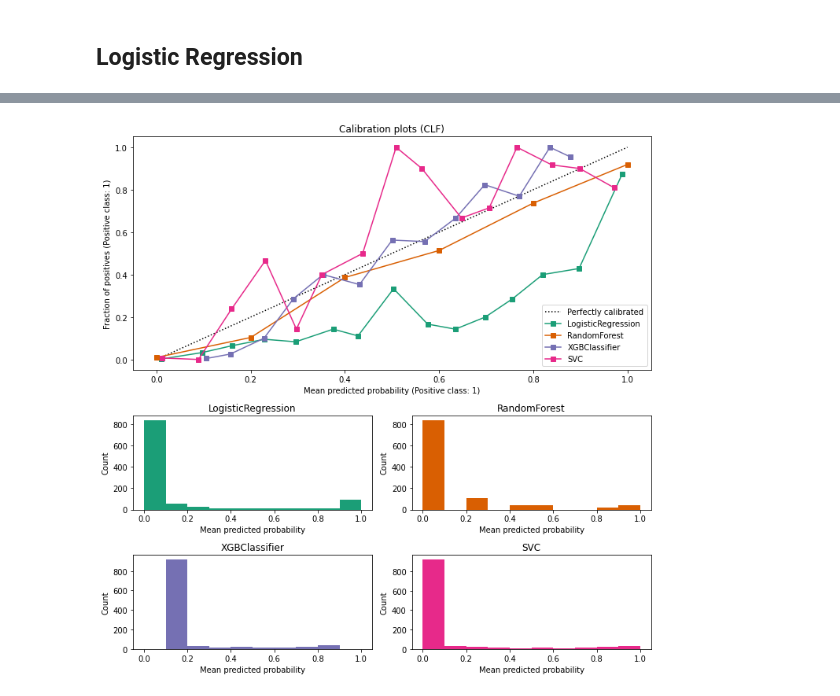
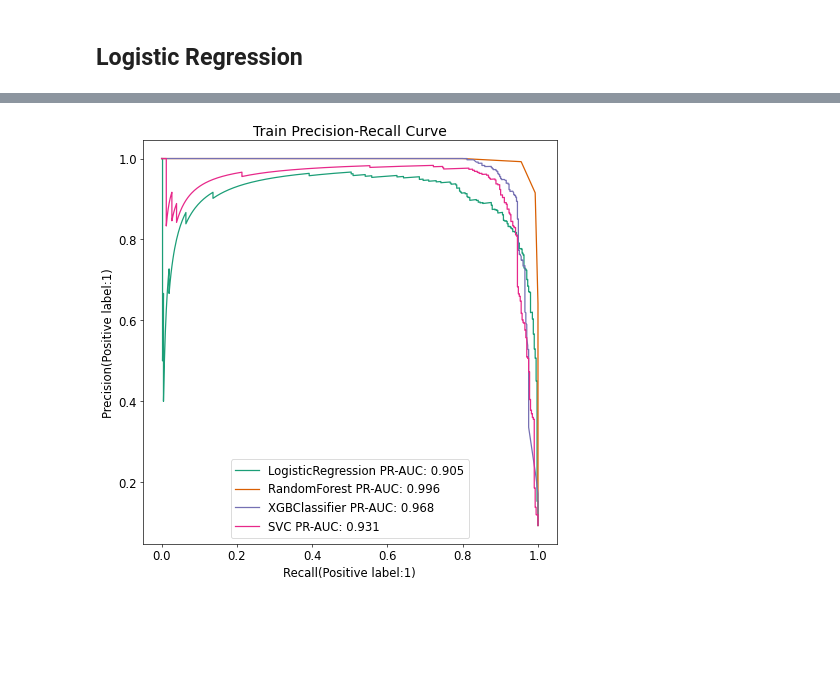
Before and after one commit to yang5hi/healthcare_provider_fraud_detection, a Jupyter notebook: 3c_Provider_Level_Basemodel.ipynb, the cells around one changed output, grey strips where cells are left out. Saved outputs shown, nothing was run; the diff lists cells and outputs as text; code cells hidden in the pictures; blank space fills up the shorter version.

```diff
--- a/3c_Provider_Level_Basemodel.ipynb
+++ b/3c_Provider_Level_Basemodel.ipynb
@@ -7,8 +7,9 @@ import seaborn as sb
 import matplotlib.pylab as plt
 %matplotlib inline
 
-# import seaborn as sns
-# sns.set(font_scale=1.5)
+font = {'size'   : 14}
+
+plt.rc('font', **font)
 # %%
 # Import modules for feature engineering and modelling
 from sklearn.model_selection import train_test_split  # not used here, split based on provider
@@ -307,43 +324,25 @@ weighted avg       0.94      0.94      0.94      1082
-# %%
-calibration_displays = {}
-
-fig = plt.figure(figsize=(10, 10))
-gs = GridSpec(4, 2)
-colors = plt.cm.get_cmap("Dark2")
-i=0
-ax_calibration_curve = fig.add_subplot(gs[:2, :2])
-for key in classification_pipeline.keys():
-    classification_pipeline[key].fit(X_train, y_train)
-    display = CalibrationDisplay.from_estimator(
-        classification_pipeline[key],
-        X_test,
-        y_test,
-        n_bins=15,
-        name=key,
-        ax=ax_calibration_curve,
-        color=colors(i),
-    )
-    calibration_displays[key] = display
-    i+=1
-ax_calibration_curve.set_title("Calibration plots (CLF)")
-
-# Add histogram
-grid_positions = [(2, 0), (2, 1), (3, 0), (3, 1)]
-i=0
-for key in classification_pipeline.keys():
-    row, col = grid_positions[i]
-    ax = fig.add_subplot(gs[row, col])
-    ax.hist(
-        calibration_displays[key].y_prob,
-        range=(0, 1),
-        bins=10,
-        label=key,
-        color=colors(i),
-    )
-    ax.set(title=key, xlabel="Mean predicted probability", ylabel="Count")
-    i+=1
-
-plt.tight_layout()
-plt.show()
-# %% [output]
-[figure, removed]
+# %%
+fig = plt.figure(figsize=(8,8),dpi=60)
+colors = plt.cm.get_cmap("Dark2")
+
+# Add line plots
+i=0
+for key in classification_pipeline.keys():
+    y_train_proba=classification_pipeline[key].predict_proba(X_train)
+    y_score = y_train_proba[:, 1]
+
+    # Data to plot precision - recall curve
+    precision, recall, thresholds = precision_recall_curve(y_train, y_score)
+    auc_precision_recall = auc(recall, precision)
+
+    plt.plot(recall, precision,color=colors(i), label=f'{key} PR-AUC: {round(auc_precision_recall,3)}' )
+    i+=1
+
+plt.xlabel('Recall(Positive label:1)')
+plt.ylabel('Precision(Positive label:1)')
+plt.title(f'Train Precision-Recall Curve')
+plt.legend(loc='lower center')
+plt.tight_layout()
+plt.show()
+# %% [output]
+[figure, added]
```
Also changed, not shown: parts of 5 cells of this notebook, 1 other file.
